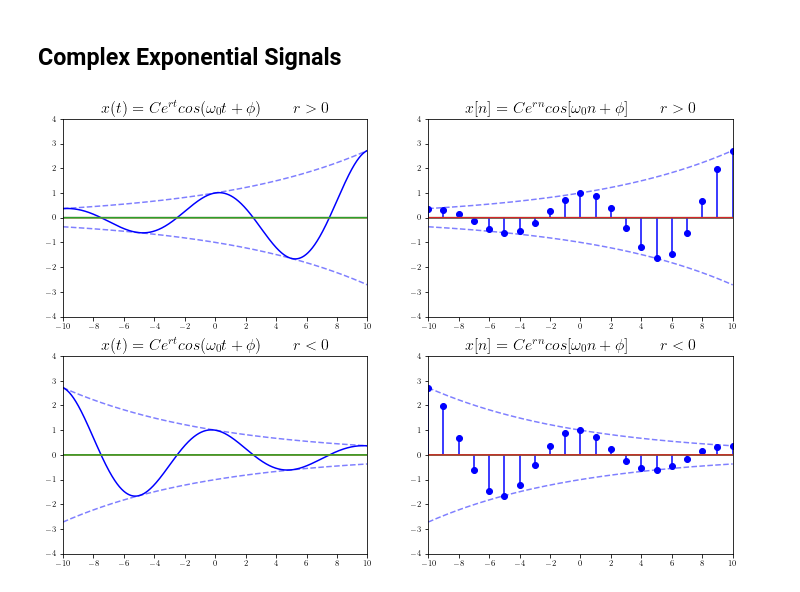
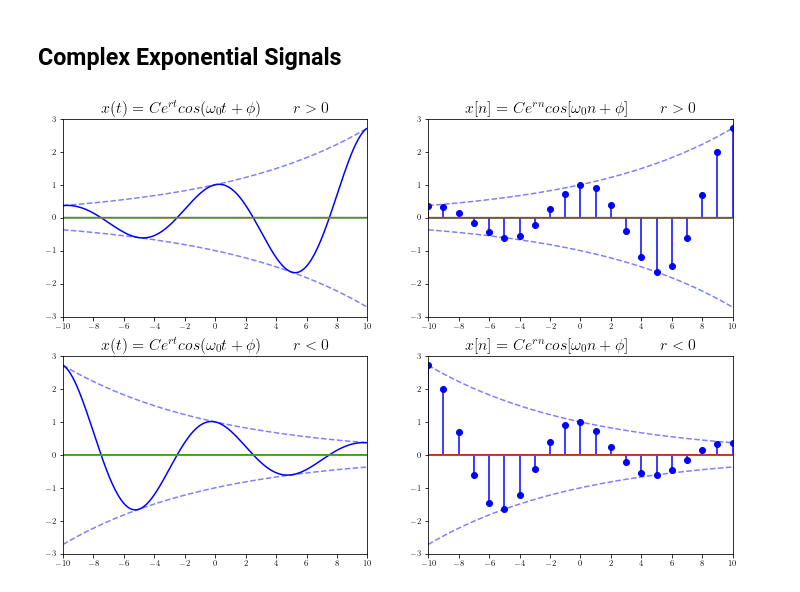
Before and after one commit to tmquan/ivcl, a Jupyter notebook: _sources/courses/dsp/intro.ipynb, the cells around one changed output. Drawn from its saved outputs; the diff is of its cells as text; code cells hidden in the pictures.

```diff
--- a/_sources/courses/dsp/intro.ipynb
+++ b/_sources/courses/dsp/intro.ipynb
@@ -221,35 +221,35 @@ fig, ax = plt.subplots(
 
 mpl_axes_plot(ax[0][0], sp.exp((t)/10)*sp.cos(2*np.pi*t/10), (t, -40, 40), color='b')
 mpl_axes_plot(ax[0][0], sp.exp((t)/10), (t, -40, 40), color='b', alpha=0.5, linestyle='--')
 mpl_axes_plot(ax[0][0], -sp.exp((t)/10), (t, -40, 40), color='b', alpha=0.5, linestyle='--')
 ax[0][0].set_xlim(-10, 10, 1)
-ax[0][0].set_ylim(-4, 4, 1)
+ax[0][0].set_ylim(-3, 3, 1)
 ax[0][0].set_title(r'$x(t) = Ce^{rt}cos(\omega_0t+\phi) \qquad r>0$', fontsize=16)
 
 
 mpl_axes_stem(ax[0][1], sp.exp((t)/10)*sp.cos(2*np.pi*t/10), (t, -40, 40, 1), linefmt='b', markerfmt='bo')
 mpl_axes_plot(ax[0][1], sp.exp((t)/10), (t, -40, 40), color='b', alpha=0.5, linestyle='--')
 mpl_axes_plot(ax[0][1], -sp.exp((t)/10), (t, -40, 40), color='b', alpha=0.5, linestyle='--')
 ax[0][1].set_xlim(-10, 10, 1)
-ax[0][1].set_ylim(-4, 4, 1)
+ax[0][1].set_ylim(-3, 3, 1)
 ax[0][1].set_title(r'$x[n] = Ce^{rn}cos[\omega_0n+\phi] \qquad r>0$', fontsize=16)
 
 
 mpl_axes_plot(ax[1][0], sp.exp((-t)/10)*sp.cos(2*np.pi*t/10), (t, -40, 40), color='b')
 mpl_axes_plot(ax[1][0], sp.exp((-t)/10), (t, -40, 40), color='b', alpha=0.5, linestyle='--')
 mpl_axes_plot(ax[1][0], -sp.exp((-t)/10), (t, -40, 40), color='b', alpha=0.5, linestyle='--')
 ax[1][0].set_xlim(-10, 10, 1)
-ax[1][0].set_ylim(-4, 4, 1)
+ax[1][0].set_ylim(-3, 3, 1)
 ax[1][0].set_title(r'$x(t) = Ce^{rt}cos(\omega_0t+\phi) \qquad r<0$', fontsize=16)
 
 
 mpl_axes_stem(ax[1][1], sp.exp((-t)/10)*sp.cos(2*np.pi*t/10), (t, -40, 40, 1), linefmt='b', markerfmt='bo')
 mpl_axes_plot(ax[1][1], sp.exp((-t)/10), (t, -40, 40), color='b', alpha=0.5, linestyle='--')
 mpl_axes_plot(ax[1][1], -sp.exp((-t)/10), (t, -40, 40), color='b', alpha=0.5, linestyle='--')
 ax[1][1].set_xlim(-10, 10, 1)
-ax[1][1].set_ylim(-4, 4, 1)
+ax[1][1].set_ylim(-3, 3, 1)
 ax[1][1].set_title(r'$x[n] = Ce^{rn}cos[\omega_0n+\phi] \qquad r<0$', fontsize=16)
 
 plt.show()
 # %% [output]
-[figure, old version]
+[figure, new version]
```
Also changed, not shown: parts of 1 cell of this notebook, 4 other files.
